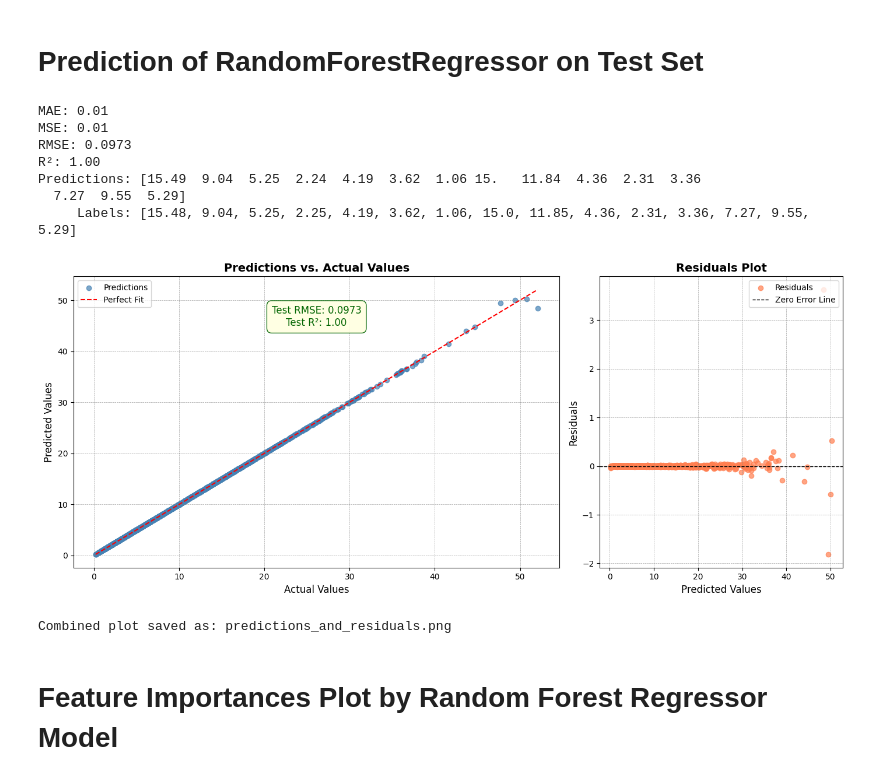
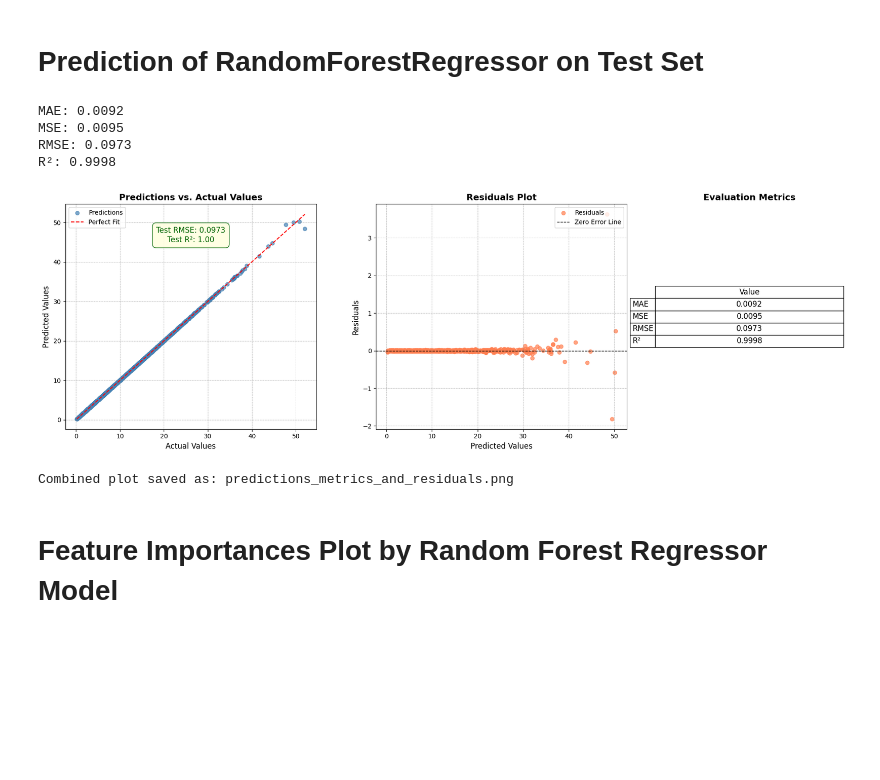
Before and after one commit to Osman-Dawood/Assinment-2, a Jupyter notebook: Deep_L_Term_Project.ipynb, the cells around one changed output. Cells and saved outputs as stored; diff of their text form; code cells hidden in the pictures; blank space fills up the shorter version.

```diff
--- a/Deep_L_Term_Project.ipynb
+++ b/Deep_L_Term_Project.ipynb
@@ -398,7 +406,7 @@ RandomForestRegressor(bootstrap=False, max_features=None, n_estimators=200,
 # %% [markdown]
 # Prediction of RandomForestRegressor on Test Set
 # %%
-from sklearn.metrics import  mean_absolute_error, mean_squared_error, r2_score
+from sklearn.metrics import mean_absolute_error, mean_squared_error, r2_score
 import matplotlib.pyplot as plt
 import numpy as np
 from sklearn.ensemble import RandomForestRegressor
@@ -414,7 +422,6 @@ best_rf = RandomForestRegressor(
     random_state=42
 )
 
-
 # Fit the Random Forest model and make predictions
 best_rf.fit(X_train_prepared, y_train)
 y_pred = best_rf.predict(X_test_prepared).flatten()
@@ -425,18 +432,13 @@ mse = mean_squared_error(y_test, y_pred)
 rmse = np.sqrt(mse)
 r2 = r2_score(y_test, y_pred)
 
-print(f"MAE: {mae:.2f}")
-print(f"MSE: {mse:.2f}")
+print(f"MAE: {mae:.4f}")
+print(f"MSE: {mse:.4f}")
 print(f"RMSE: {rmse:.4f}")
-print(f"R²: {r2:.2f}")
+print(f"R²: {r2:.4f}")
 
-# Evaluate predictions
-print("Predictions:", y_pred[1000:1015].round(2))  # Show selected predictions
-print("     Labels:", y_test[1000:1015].round(2).to_list())  # Show selected true labels
-
-
-# Create a figure with two subplots
-fig, axes = plt.subplots(1, 2, figsize=(14, 6), gridspec_kw={'width_ratios': [2, 1]})
+# Create a figure with three subplots
+fig, axes = plt.subplots(1, 3, figsize=(18, 6), gridspec_kw={'width_ratios': [2, 2, 1]})
 
 # Plot 1: Predictions vs. Actual Values
 axes[0].scatter(y_test, y_pred, alpha=0.7, color='steelblue', label='Predictions')
@@ -444,42 +446,53 @@ axes[0].plot([y_test.min(), y_test.max()], [y_test.min(), y_test.max()], 'r--',
 axes[0].set_xlabel('Actual Values', fontsize=12)
 axes[0].set_ylabel('Predicted Values', fontsize=12)
 axes[0].set_title('Predictions vs. Actual Values', fontsize=14, fontweight='bold')
 axes[0].legend(fontsize=10, loc='upper left')
 axes[0].grid(color='gray', linestyle='--', linewidth=0.5, alpha=0.7)
 
 # Add RMSE and R² annotation
 axes[0].text(0.5, 0.9,
              f'Test RMSE: {rmse:.4f}\nTest R²: {r2:.2f}',
              transform=axes[0].transAxes, fontsize=12, color='darkgreen',
              ha='center', va='top', bbox=dict(facecolor='lightyellow', edgecolor='darkgreen', boxstyle='round,pad=0.5', alpha=0.9))
 
 # Plot 2: Residuals
 residuals = y_test - y_pred
 axes[1].scatter(y_pred, residuals, alpha=0.7, color='coral', label='Residuals')
 axes[1].axhline(y=0, color='black', linestyle='--', linewidth=1, label='Zero Error Line')
 axes[1].set_xlabel('Predicted Values', fontsize=12)
 axes[1].set_ylabel('Residuals', fontsize=12)
 axes[1].set_title('Residuals Plot', fontsize=14, fontweight='bold')
 axes[1].legend(fontsize=10, loc='upper right')
 axes[1].grid(color='gray', linestyle='--', linewidth=0.5, alpha=0.7)
 
+# Plot 3: Table of Metrics
+metrics_table = plt.table(
+    cellText=[[f"{mae:.4f}"], [f"{mse:.4f}"], [f"{rmse:.4f}"], [f"{r2:.4f}"]],
+    rowLabels=['MAE', 'MSE', 'RMSE', 'R²'],
+    colLabels=['Value'],
+    cellLoc='center',
+    loc='center'
+)
+metrics_table.auto_set_font_size(False)
+metrics_table.set_fontsize(12)
+metrics_table.scale(1.5, 1.5)
+axes[2].axis('off')
+axes[2].set_title('Evaluation Metrics', fontsize=14, fontweight='bold')
+
 # Adjust layout and save the figure
 plt.tight_layout()
-output_file = 'predictions_and_residuals.png'
+output_file = 'predictions_metrics_and_residuals.png'
 plt.savefig(output_file, dpi=300, bbox_inches='tight')  # Save as PNG
 plt.show()
 
 print(f"Combined plot saved as: {output_file}")
 # %% [output]
-MAE: 0.01
-MSE: 0.01
+MAE: 0.0092
+MSE: 0.0095
 RMSE: 0.0973
-R²: 1.00
-Predictions: [15.49  9.04  5.25  2.24  4.19  3.62  1.06 15.   11.84  4.36  2.31  3.36
-  7.27  9.55  5.29]
-     Labels: [15.48, 9.04, 5.25, 2.25, 4.19, 3.62, 1.06, 15.0, 11.85, 4.36, 2.31, 3.36, 7.27, 9.55, 5.29]
+R²: 0.9998
-[figure, old version]
+[figure, new version]
-Combined plot saved as: predictions_and_residuals.png
+Combined plot saved as: predictions_metrics_and_residuals.png
 # %% [markdown]
 # Feature Importances Plot by Random Forest Regressor Model
 # %%
```
Also changed, not shown: parts of 19 cells of this notebook.
